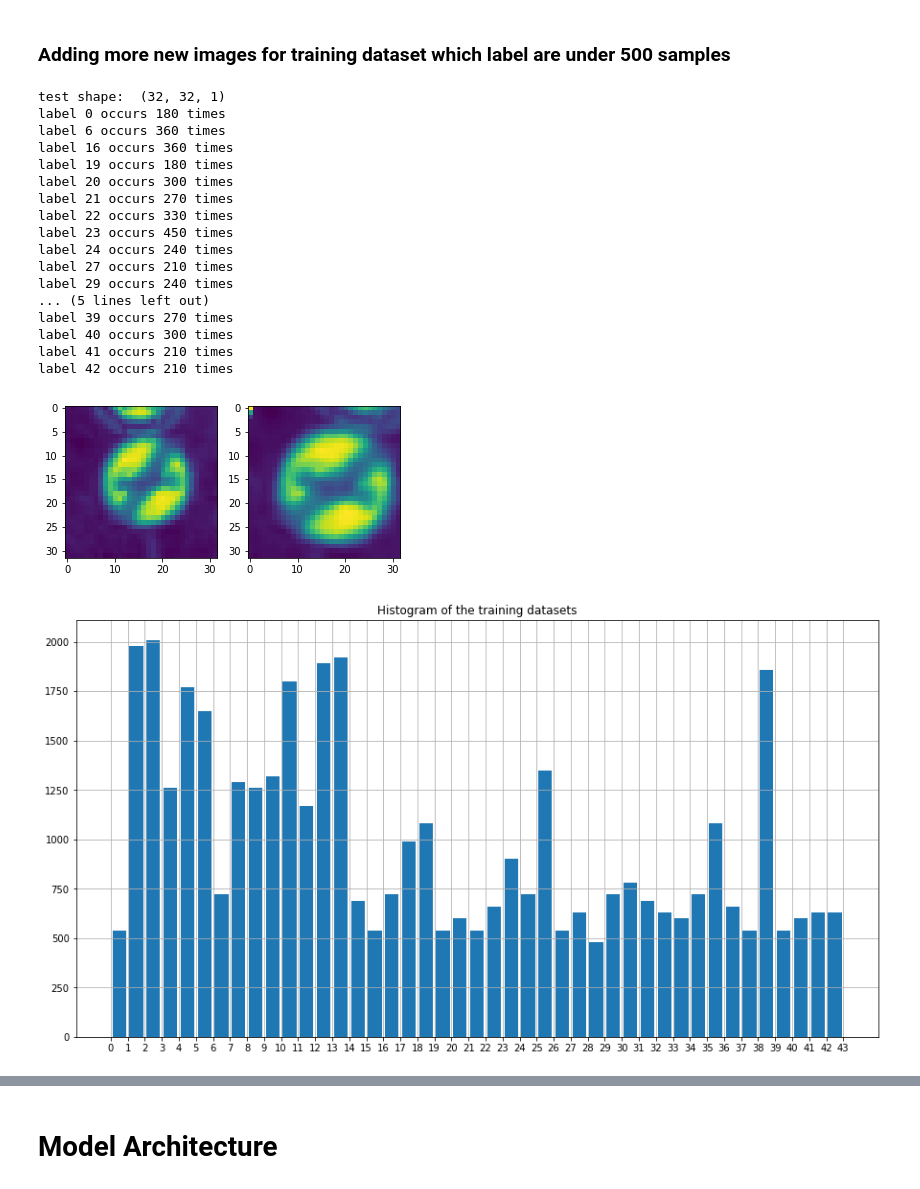
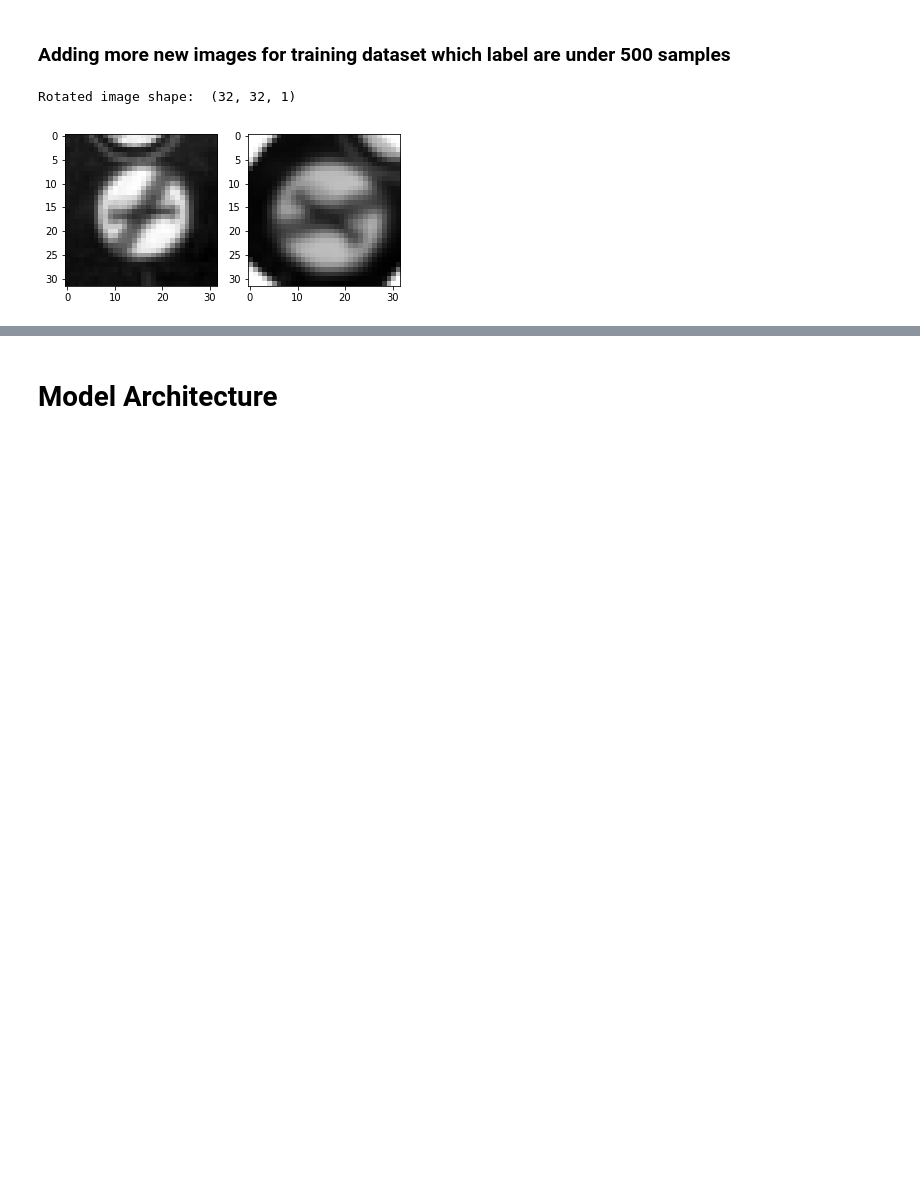
Before and after one commit to ywiyogo/CarND-Traffic-Sign-Classifier-Project, a Jupyter notebook: Traffic_Sign_Classifier.ipynb, the cells around one changed output, grey strips where cells are left out. Saved outputs shown, nothing was run; the diff lists cells and outputs as text; code cells hidden in the pictures; blank space fills up the shorter version.

```diff
--- a/Traffic_Sign_Classifier.ipynb
+++ b/Traffic_Sign_Classifier.ipynb
@@ -227,67 +284,34 @@ visualize_random(5,X_test_gray_norm, y_test, "gray")
 ### Adding more new images for training dataset which label are under 500 samples
 # %%
 # Adding more training datasets which is undersampled
-def duplicate_img_by_rotation(img, deg=None):
+import cv2
+
+def duplicate_img_by_rotation(img, scale=1.2, deg=None):
+    """
+    Generate an image which is randomly rotated and scaled from the original image
+    """
     if deg is None:
-        deg = np.random.randint(-30,30)
+        deg = np.random.randint(-40,40)
         if abs(deg) < 15: #avoid small change of rotation due to overfitting
             deg = deg*2
     res_img = np.zeros((image_shape[0],image_shape[1],1))
     #enlarge the image before rotating to avoid black border after rotation
-    resized_img = cv2.resize(img,None,fx=1.3, fy=1.3, interpolation = cv2.INTER_CUBIC)
+    resized_img = cv2.resize(img,None,fx=scale, fy=scale, interpolation = cv2.INTER_CUBIC)
     new_rows, new_cols = resized_img.shape
     M = cv2.getRotationMatrix2D((new_cols/2,new_rows/2),deg,1)
     rotated_img = cv2.warpAffine(resized_img,M,(new_cols,new_rows))
     #Translation
     x_trans = (image_shape[0] - new_rows)/2.5
     y_trans = (image_shape[1] - new_cols)/2.5
     M = np.float32([[1,0,x_trans],[0,1,y_trans]])
     res_img[:,:,0] = cv2.warpAffine(rotated_img, M,(image_shape[1],image_shape[0]))
     return res_img
 
 #Preview rotation image test
-test = duplicate_img_by_rotation(X_train_gray_norm[1], -20)
-print ("test shape: ",test.shape)
-visualize_images([X_train_gray_norm[1].squeeze(),test.squeeze()], "gray")
+test = duplicate_img_by_rotation(X_train_gray_norm[10], 1.2, -40)
+print ("Rotated image shape: ",test.shape)
 
-X_train_new_imgs = np.copy(X_train_gray_norm)
-y_train_new_imgs = np.copy(y_train)
-threshold = 470
-
-for i in range(n_classes):
-    occur = np.count_nonzero(y_train == i)
-    if occur < threshold:
-        print("label %d occurs %d times" % (i,occur))
-        #get all the index location of the label image
-        found_indices = np.where(y_train == i)[0]
-        print("generating more images for this label...")
-        for idx in found_indices:
-            newimg=duplicate_img_by_rotation(X_train_gray_norm[idx])
-            X_train_new_imgs= np.concatenate((X_train_new_imgs, [newimg]), axis=0)
-            y_train_new_imgs= np.concatenate( (y_train_new_imgs, [i]), axis=0)
-            if occur <250: # make 2x more images if the occurence is under 250 samples
-                newimg=duplicate_img_by_rotation(X_train_gray_norm[idx])
-                X_train_new_imgs= np.concatenate((X_train_new_imgs, [newimg]), axis=0)
-                y_train_new_imgs= np.concatenate( (y_train_new_imgs, [i]), axis=0)
-
-show_histogram(y_train_new_imgs)
+visualize_images([X_train_gray_norm[10],test], "gray")
 # %% [output]
-test shape:  (32, 32, 1)
-label 0 occurs 180 times
-label 6 occurs 360 times
-label 16 occurs 360 times
-label 19 occurs 180 times
-label 20 occurs 300 times
-label 21 occurs 270 times
-label 22 occurs 330 times
-label 23 occurs 450 times
-label 24 occurs 240 times
-label 27 occurs 210 times
-label 29 occurs 240 times
-... (5 lines left out)
-label 39 occurs 270 times
-label 40 occurs 300 times
-label 41 occurs 210 times
-label 42 occurs 210 times
+Rotated image shape:  (32, 32, 1)
-[figure, old version]
+[figure, new version]
-[figure, removed]
```
Also changed, not shown: parts of 19 cells of this notebook.
